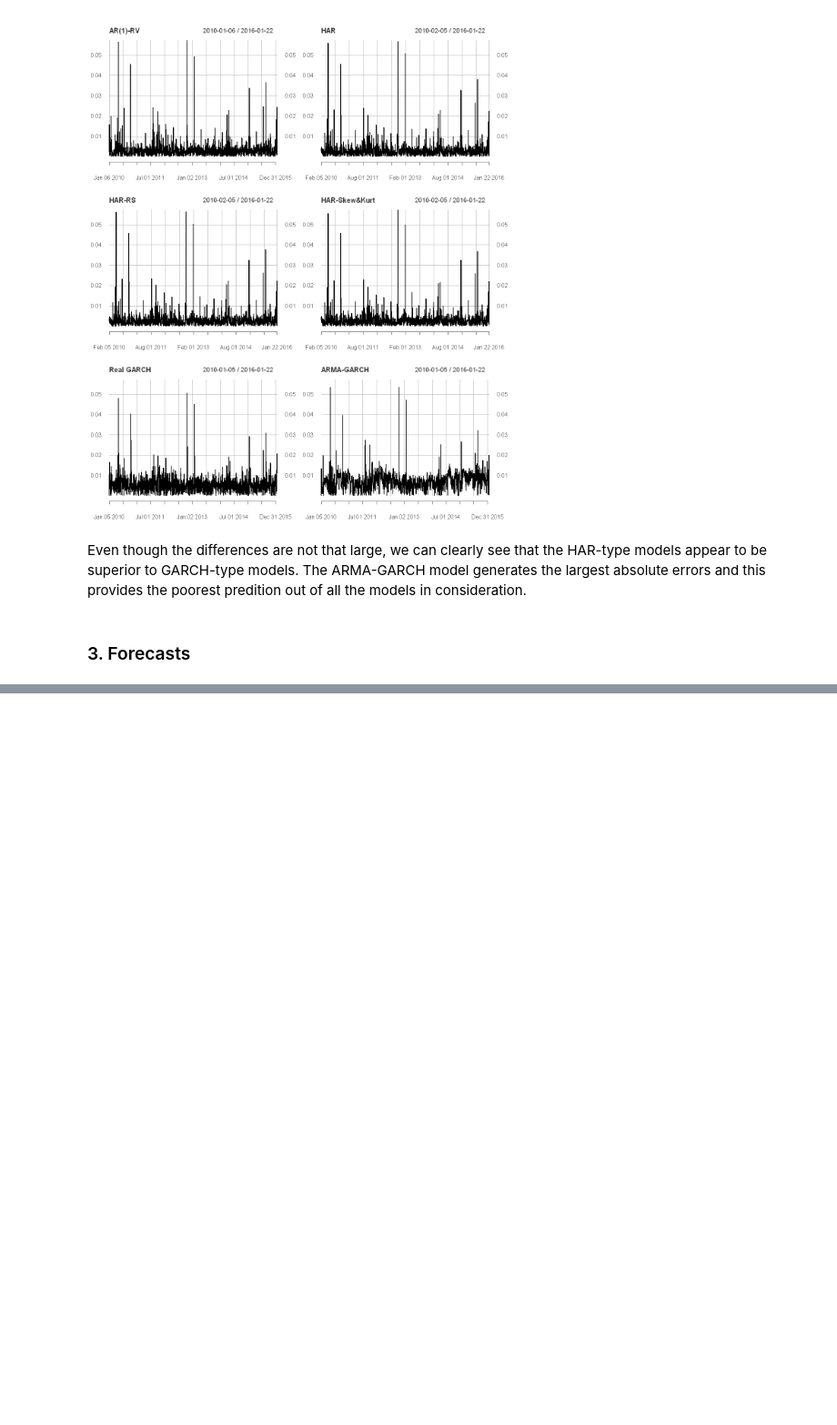
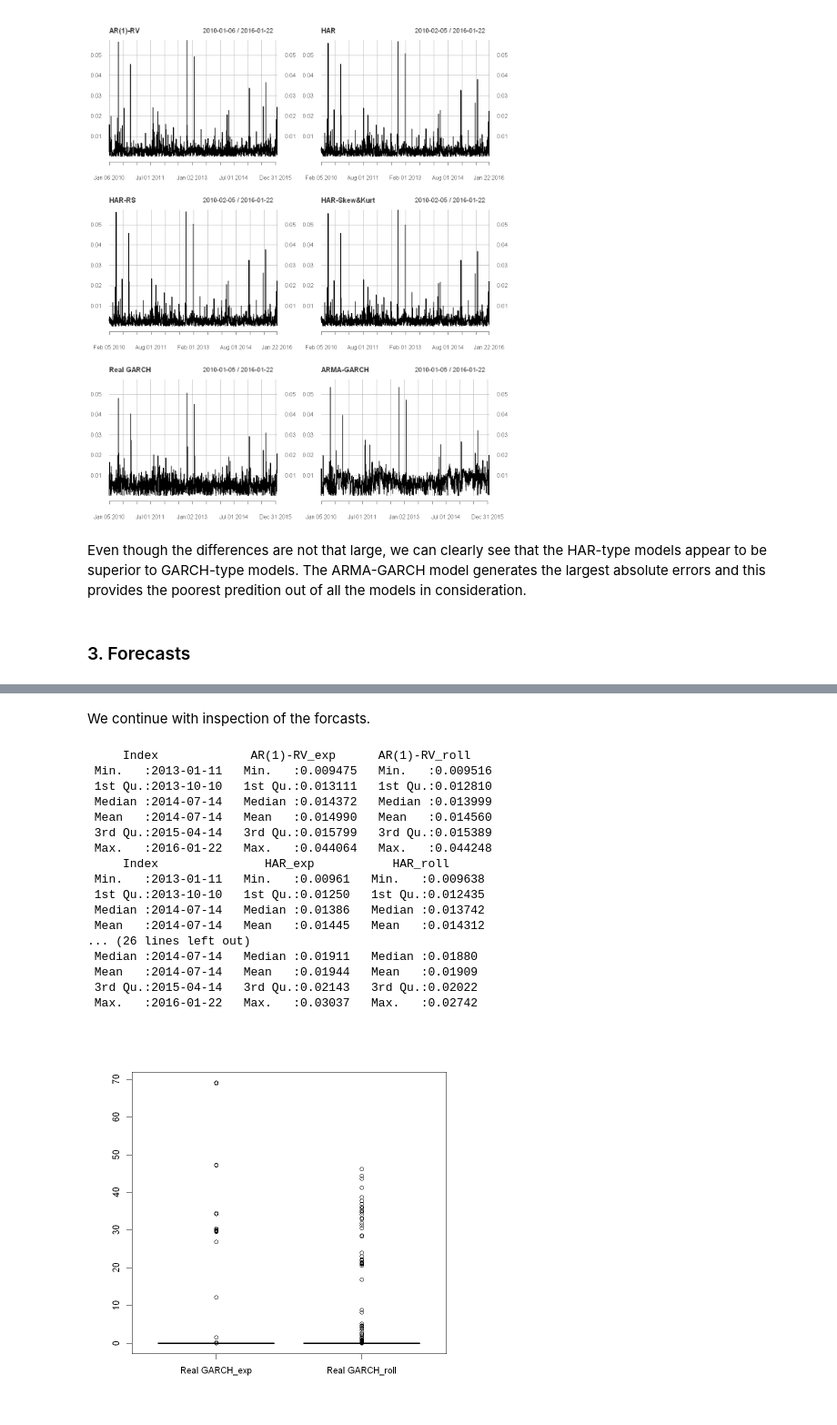
Before and after one commit to JanK0095/Financial-Econometrics-Course-Projects, a Jupyter notebook: Final project/FEI_Emprical_project_Kubal_Mattanelli.ipynb, the cells around one changed output, grey strips where cells are left out. Shown at 91% size. Cells and saved outputs as stored; diff of their text form; code cells hidden in the pictures; blank space fills up the shorter version.

Commit message:
Forcasting code and comments (1/2)

```diff
--- a/Final project/FEI_Emprical_project_Kubal_Mattanelli.ipynb
+++ b/Final project/FEI_Emprical_project_Kubal_Mattanelli.ipynb
@@ -570,0 +616,21 @@ Even though the differences are not that large, we can clearly see that the HAR-
+# %%
+#Initiating a vector for storing the forecasts
+forecasts <- vector("list", 6) #For 6 models
+
+#Defining the formulas for each model
+formulas <- c("RV ~ RV_lag", "RV ~ RV_lag + RV_5 + RV_22", "RV ~ RV_p_lag + RV_n_lag + RV_5 + RV_22",
+              "RV ~ RV_lag + RV_5 + RV_22 + RS_lag + RK_lag")
+
+#Looping through the first 4 models (lm type)
+for (i in 1:4) {
+  #For each model forecast with expanding window and rolling window and merge the resulting series together and store the result in a list
+  forecasts[[i]] <-  merge.xts(forecast_lm(formulas[i]), forecast_lm(formulas[i], roll = T))
+  names(forecasts[[i]]) <- paste(rep(model_names[i], 2), c("exp", "roll"), sep = "_") #Name the columns for clarity
+}
+# %%
+#Looping through the last two (GARCH type) models
+specs <- list(real_garchspec, arma_garchspec) #Storing the specifications for looping
+for (i in 1:2) { #This takes like 5000 years
+  forecasts[[i + 4]] <- merge.xts(forecast_garch(specs[[i]]), forecast_garch(specs[[i]], roll = T))
+  names(forecasts[[i + 4]]) <- paste(rep(model_names[i + 4], 2), c("exp", "roll"), sep = "_") #Name the columns for clarity
+}
@@ -570,0 +643,30 @@ Even though the differences are not that large, we can clearly see that the HAR-
+# %% [markdown]
+We continue with inspection of the forcasts.
+# %%
+#Inspecting the forecasts
+for (i in 1:6) {
+  print(summary(forecasts[[i]])) #Incredibly high forecasts for Realized GARCH (possibly due to convergence issues)
+}
+
+#Inspecting the outliers of Realized GARCH
+options(repr.plot.width = 7, repr.plot.height = 7)
+boxplot(forecasts[[5]]) #Extreme outliers
+# %% [output]
+     Index             AR(1)-RV_exp      AR(1)-RV_roll
+ Min.   :2013-01-11   Min.   :0.009475   Min.   :0.009516
+ 1st Qu.:2013-10-10   1st Qu.:0.013111   1st Qu.:0.012810
+ Median :2014-07-14   Median :0.014372   Median :0.013999
+ Mean   :2014-07-14   Mean   :0.014990   Mean   :0.014560
+ 3rd Qu.:2015-04-14   3rd Qu.:0.015799   3rd Qu.:0.015389
+ Max.   :2016-01-22   Max.   :0.044064   Max.   :0.044248
+     Index               HAR_exp           HAR_roll
+ Min.   :2013-01-11   Min.   :0.00961   Min.   :0.009638
+ 1st Qu.:2013-10-10   1st Qu.:0.01250   1st Qu.:0.012435
+ Median :2014-07-14   Median :0.01386   Median :0.013742
+ Mean   :2014-07-14   Mean   :0.01445   Mean   :0.014312
+... (26 lines left out)
+ Median :2014-07-14   Median :0.01911   Median :0.01880
+ Mean   :2014-07-14   Mean   :0.01944   Mean   :0.01909
+ 3rd Qu.:2015-04-14   3rd Qu.:0.02143   3rd Qu.:0.02022
+ Max.   :2016-01-22   Max.   :0.03037   Max.   :0.02742
+[figure, added]
```
Also changed, not shown: parts of 15 cells of this notebook, 1 other file.
